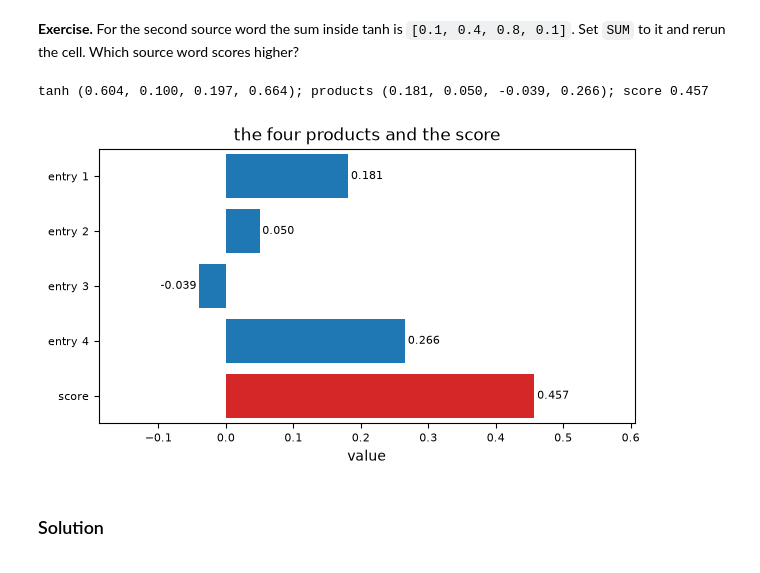
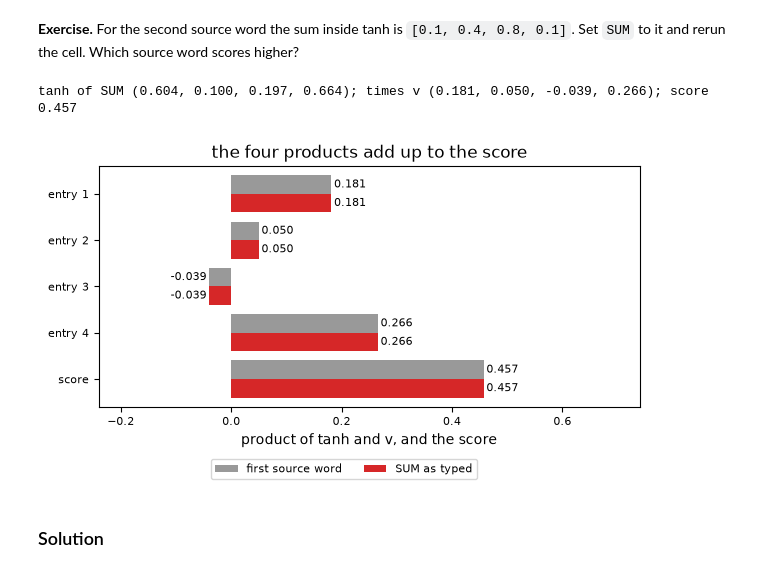
Before and after one commit to josterri/predicting-the-next-words-notebooks, a Jupyter notebook: ch06-concepts_workbook.ipynb, the cells around one changed output. Saved outputs shown, nothing was run; the diff lists cells and outputs as text; code cells hidden in the pictures.

```diff
--- a/ch06-concepts_workbook.ipynb
+++ b/ch06-concepts_workbook.ipynb
@@ -198,11 +284,11 @@ tanh (0.604, 0.100, 0.197, 0.664); products (0.181, 0.050, -0.039, 0.266); score
 `[0.1, 0.4, 0.8, 0.1]`. Set `SUM` to it and rerun the cell. Which source word
 scores higher?
 # %%
-SUM, V = [0.7, 0.1, 0.2, 0.8], [0.3, 0.5, -0.2, 0.4]
-additive(SUM, V)
+SUM = [0.7, 0.1, 0.2, 0.8]
+additive(SUM)
 # %% [output]
-tanh (0.604, 0.100, 0.197, 0.664); products (0.181, 0.050, -0.039, 0.266); score 0.457
+tanh of SUM (0.604, 0.100, 0.197, 0.664); times v (0.181, 0.050, -0.039, 0.266); score 0.457
-[figure, old version]
+[figure, new version]
 # %% [markdown]
 ### Solution
 # %%
```
Also changed, not shown: parts of 13 cells of this notebook, 4 other files.
